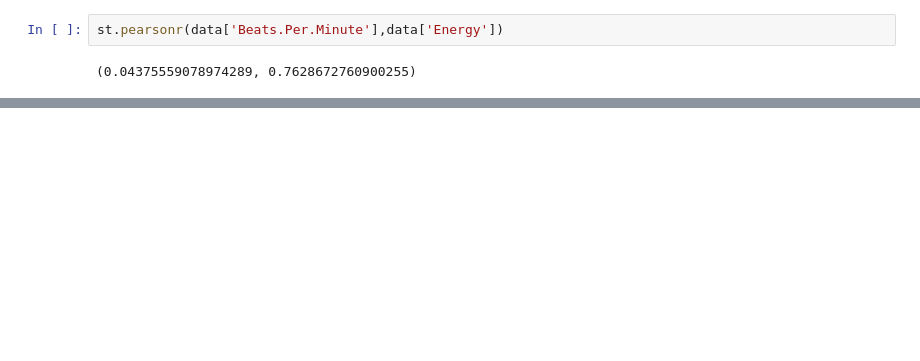
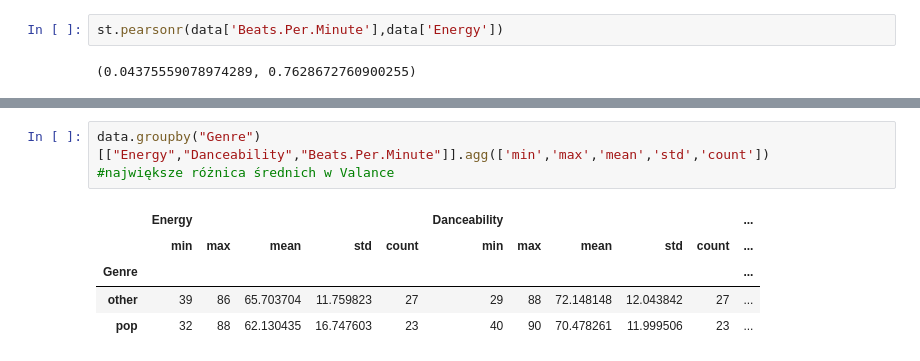
Before and after one commit to sageroe/Data_analysis, a Jupyter notebook: Raport.ipynb, the cells around one changed output, grey strips where cells are left out. Drawn from its saved outputs; the diff is of its cells as text; blank space fills up the shorter version.

```diff
--- a/Raport.ipynb
+++ b/Raport.ipynb
@@ -218,0 +217,9 @@ st.pearsonr(data['Beats.Per.Minute'],data['Energy'])
+# %%
+data.groupby("Genre")[["Energy","Danceability","Beats.Per.Minute"]].agg(['min','max','mean','std','count'])
+#największe różnica średnich w Valance
+# %% [output]
+|  | Energy |  |  |  |  | Danceability |  |  |  |  | ... |
+|  | min | max | mean | std | count | min | max | mean | std | count | ... |
+| Genre |  |  |  |  |  |  |  |  |  |  | ... |
+| other | 39 | 86 | 65.703704 | 11.759823 | 27 | 29 | 88 | 72.148148 | 12.043842 | 27 | ... |
+| pop | 32 | 88 | 62.130435 | 16.747603 | 23 | 40 | 90 | 70.478261 | 11.999506 | 23 | ... |
```
Also changed, not shown: parts of 36 cells of this notebook.
